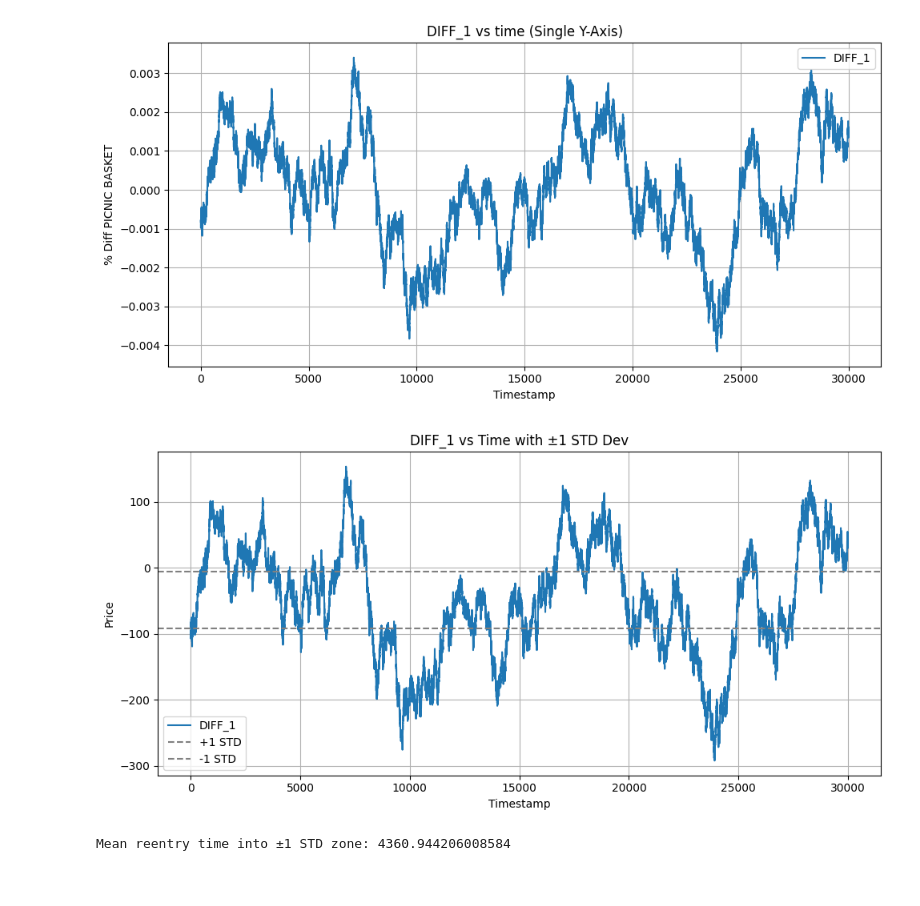
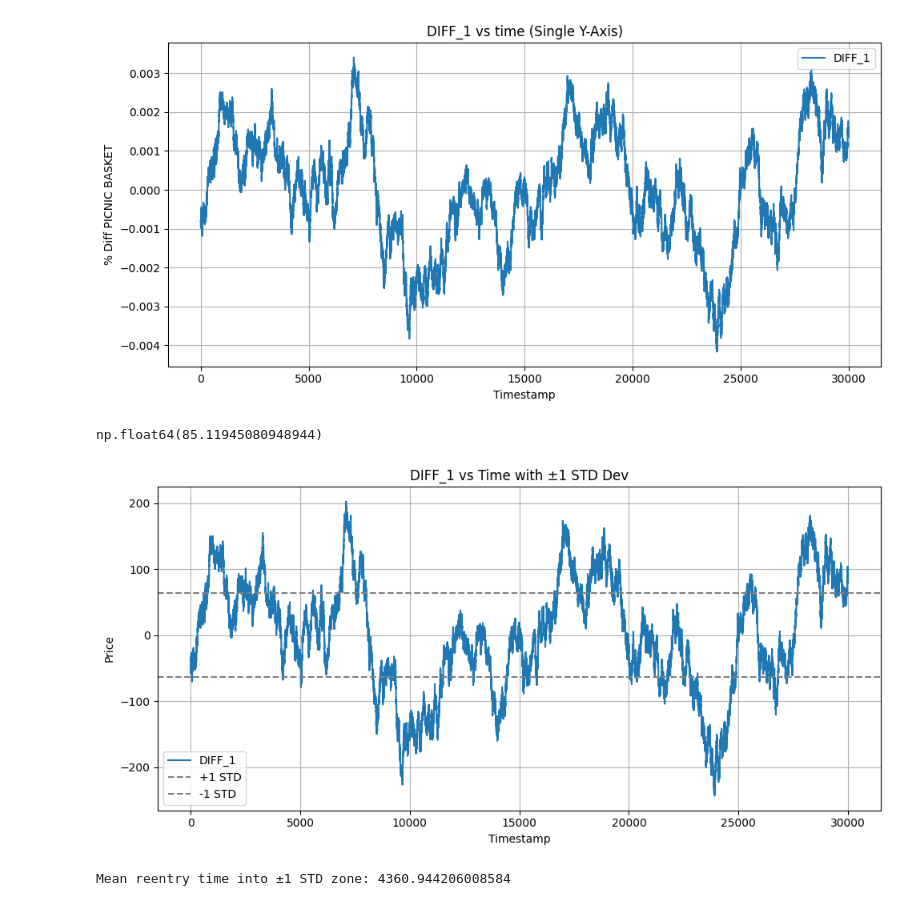
Before and after one commit to PranavMantri/imc_2025, a Jupyter notebook: algo_trades/r2_experimenting/Untitled.ipynb, the cells around one changed output. Drawn from its saved outputs; the diff is of its cells as text; code cells hidden in the pictures.

```diff
--- a/algo_trades/r2_experimenting/Untitled.ipynb
+++ b/algo_trades/r2_experimenting/Untitled.ipynb
@@ -115,27 +112,30 @@ plt.show()
 # %%
 mean_diff = df_all_days["DIFF_1"].mean()
 std_diff = df_all_days["DIFF_1"].std()
-mean_line = mean_diff - 48.75
-std_upper = mean_diff + (0.5 * std_diff) - 48.75
-std_lower = mean_diff - (0.5 * std_diff) - 48.75
+mean_line = mean_diff
+std_upper = mean_diff + (0.75 *std_diff)
+std_lower = mean_diff -  (0.75 * std_diff)
+std_diff
+# %% [output]
+np.float64(85.11945080948944)
 # %%
 fig, ax1 = plt.subplots(figsize=(10, 5))
 
-ax1.plot(df_all_days["timestamp"], df_all_days["DIFF_1"] - 48.75, color="tab:blue", label="DIFF_1")
+ax1.plot(df_all_days["timestamp"], df_all_days["DIFF_1"], color="tab:blue", label="DIFF_1")
 
 # Add dashed horizontal lines
 ax1.axhline(std_upper, color="gray", linestyle="--", label="+1 STD")
 ax1.axhline(std_lower, color="gray", linestyle="--", label="-1 STD")
 
 ax1.set_xlabel("Timestamp")
 ax1.set_ylabel("Price")
 ax1.set_title("DIFF_1 vs Time with ±1 STD Dev")
 ax1.grid(True)
 ax1.legend()
 plt.tight_layout()
 plt.show()
 # %% [output]
-[figure, old version]
+[figure, new version]
 # %%
 mean_diff = df_all_days["DIFF_1"].mean()
 std_diff = df_all_days["DIFF_1"].std()
```
Also changed, not shown: parts of 8 cells of this notebook, 6 other files.
